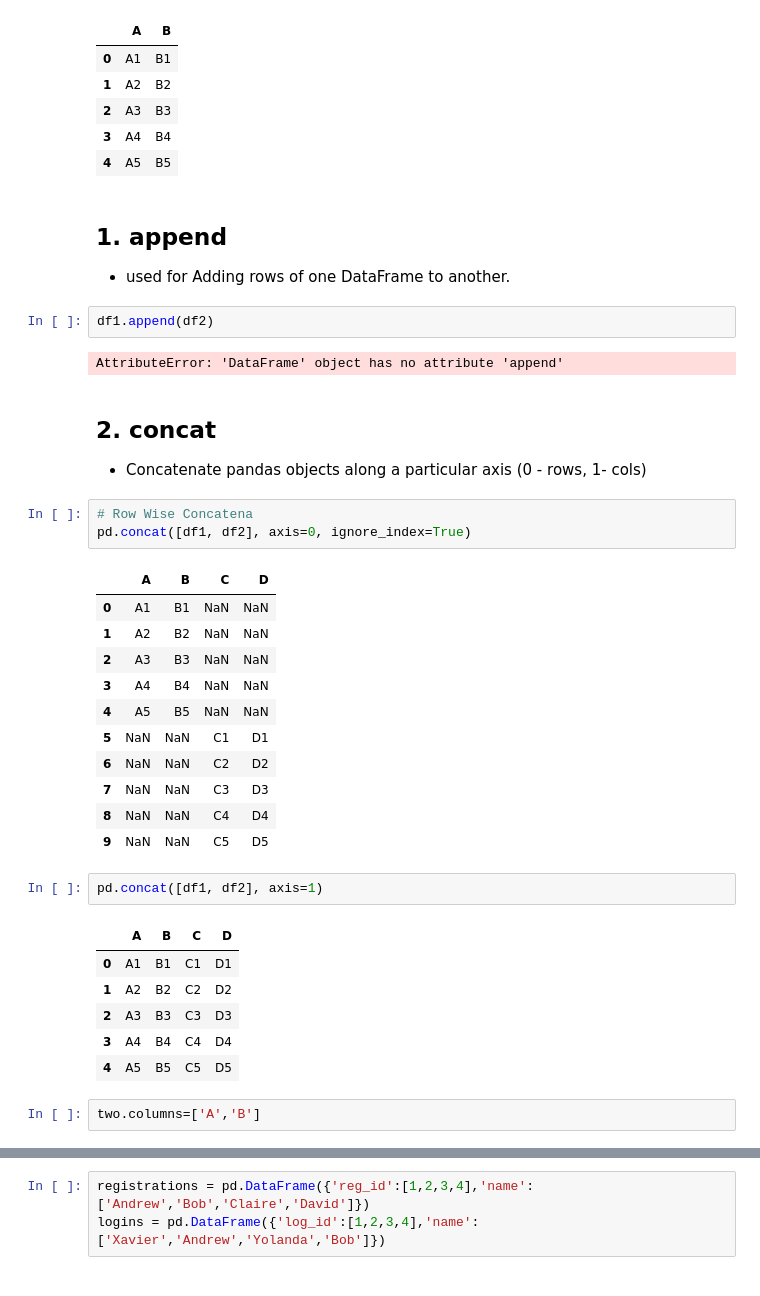
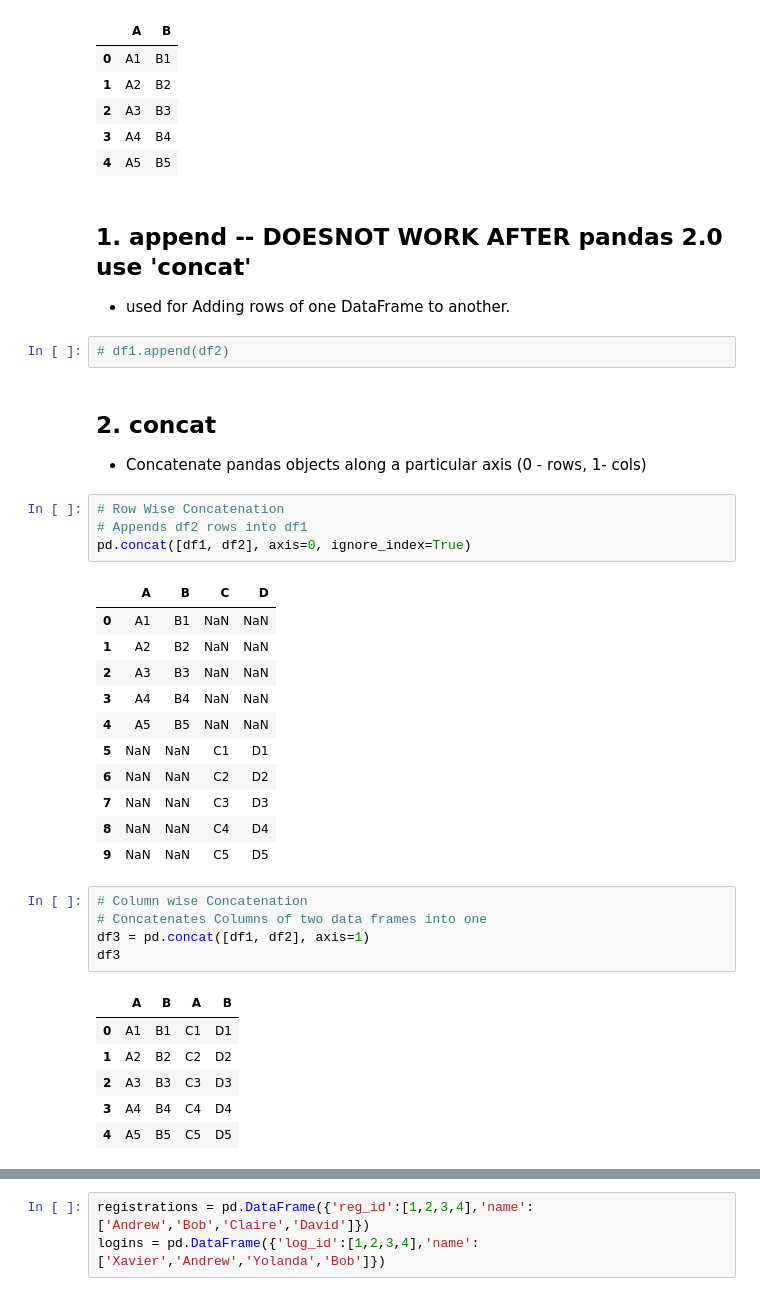
Before and after one commit to satanix0/data-science, a Jupyter notebook: M02_Pandas/pandas - Combining DataFrames.ipynb, the cells around one changed output, grey strips where cells are left out. Saved outputs shown, nothing was run; the diff lists cells and outputs as text.

```diff
--- a/M02_Pandas/pandas - Combining DataFrames.ipynb
+++ b/M02_Pandas/pandas - Combining DataFrames.ipynb
@@ -21,19 +21,18 @@ df1
 | 3 | A4 | B4 |
 | 4 | A5 | B5 |
 # %% [markdown]
-## 1. append
+## 1. append -- DOESNOT WORK AFTER pandas 2.0 use 'concat'
 
 - used for Adding rows of one DataFrame to another.
 # %%
-df1.append(df2)
+# df1.append(df2)
-# %% [output]
-AttributeError: 'DataFrame' object has no attribute 'append'
 # %% [markdown]
 ## 2. concat
 
 - Concatenate pandas objects along a particular axis (0 - rows, 1- cols)
 # %%
-# Row Wise Concatena
+# Row Wise Concatenation
+# Appends df2 rows into df1
 pd.concat([df1, df2], axis=0, ignore_index=True)
 # %% [output]
 |  | A | B | C | D |
@@ -48,13 +47,14 @@ pd.concat([df1, df2], axis=0, ignore_index=True)
 | 8 | NaN | NaN | C4 | D4 |
 | 9 | NaN | NaN | C5 | D5 |
 # %%
-pd.concat([df1, df2], axis=1)
+# Column wise Concatenation
+# Concatenates Columns of two data frames into one
+df3 = pd.concat([df1, df2], axis=1)
+df3
 # %% [output]
-|  | A | B | C | D |
+|  | A | B | A | B |
 | 0 | A1 | B1 | C1 | D1 |
 | 1 | A2 | B2 | C2 | D2 |
 | 2 | A3 | B3 | C3 | D3 |
 | 3 | A4 | B4 | C4 | D4 |
 | 4 | A5 | B5 | C5 | D5 |
-# %%
-two.columns=['A','B']
```
Also changed, not shown: parts of 14 cells of this notebook, 9 other files.
